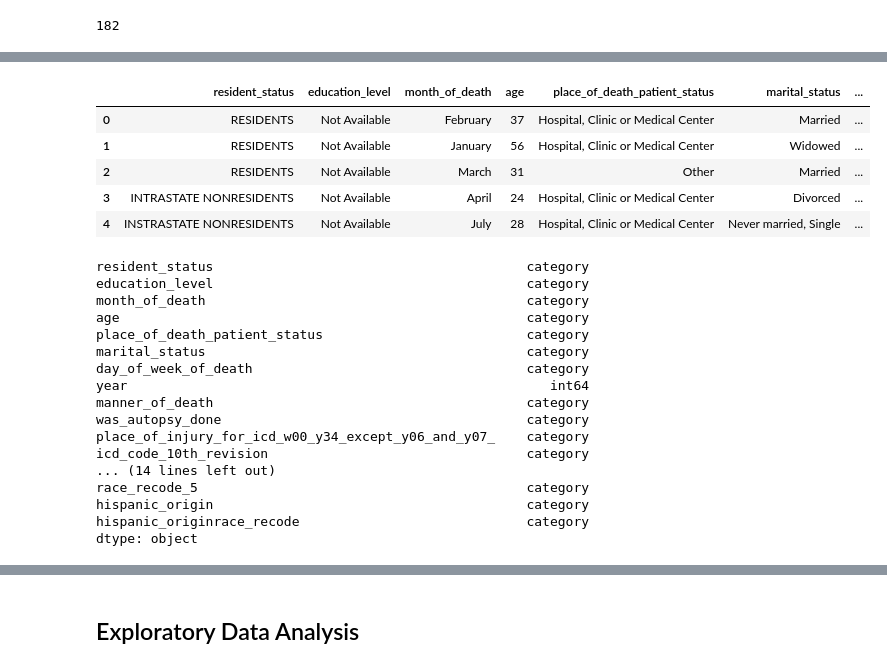
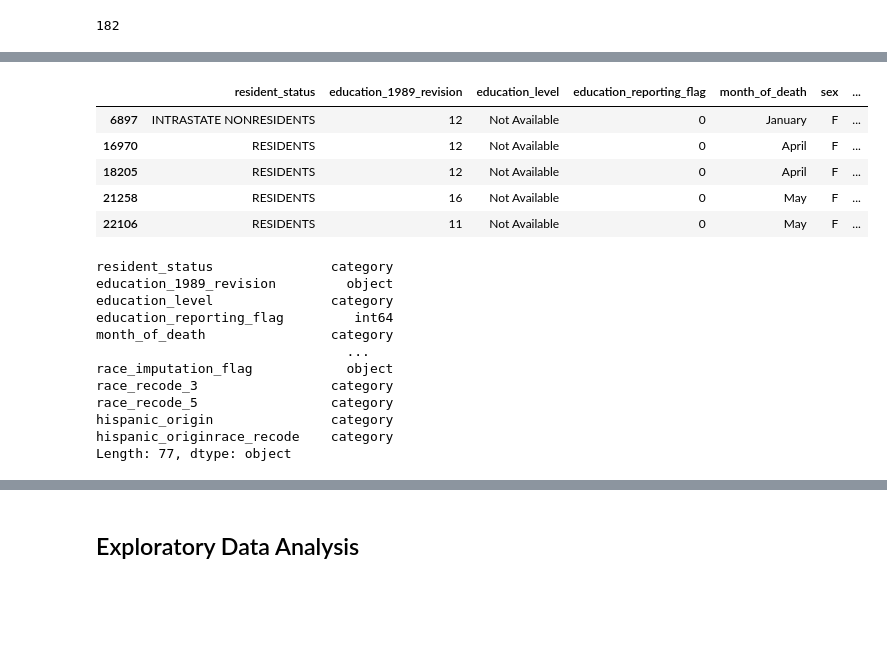
Before and after one commit to andrezafeu/maternal_mortality, a Jupyter notebook: maternal_mortality_in_the_usa.ipynb, the cells around one changed output, grey strips where cells are left out. Saved outputs shown, nothing was run; the diff lists cells and outputs as text; code cells hidden in the pictures; blank space fills up the shorter version.

```diff
--- a/maternal_mortality_in_the_usa.ipynb
+++ b/maternal_mortality_in_the_usa.ipynb
@@ -582,5 +472,5 @@ icd_code_10th_revision_dict={
     "O141" : "O141*"
 }
 # %%
-df_cleaned["icd_code_10th_revision"] = df_cleaned["icd_code_10th_revision"].replace(icd_code_10th_revision_dict).astype('category')
+df["icd_code_10th_revision"] = df["icd_code_10th_revision"].replace(icd_code_10th_revision_dict).astype('category')
 # %%
@@ -603,5 +493,5 @@ df_cleaned.shape
 # %%
-df_cleaned["hispanic_origin"] = df_cleaned.apply(lambda col: get_hispanic_origin(col['hispanic_origin']), axis=1)
+df["hispanic_origin"] = df.apply(lambda col: get_hispanic_origin(col['hispanic_origin']), axis=1)
 # %%
-df_cleaned["hispanic_origin"] = df_cleaned["hispanic_origin"].astype('category')
+df["hispanic_origin"] = df["hispanic_origin"].astype('category')
 # %%
@@ -625,5 +515,5 @@ df_cleaned.tail()
 # %%
-df_cleaned = df_cleaned.rename(
+df = df.rename(
     columns={'resident_status': 'resident_status',
              'education_2003_revision': 'education_level',
              'month_of_death': 'month_of_death' ,
@@ -638,7 +528,6 @@ df_cleaned = df_cleaned.rename(
              'icd_code_10th_revision':'icd_code_10th_revision',
              '358_cause_recode': '358_causes_of_death',
              '113_cause_recode': '113_causes_of_death',
-             '130_infant_cause_recode': '130_causes_of_infant_death',
              '39_cause_recode': '39_cause_recode',
              'number_of_entity_axis_conditions': 'number_of_entity_axis_conditions',
              'entity_condition_1': 'entity_condition_1',
@@ -660,31 +549,26 @@ df_cleaned = df_cleaned.rename(
  }
 )
 # %%
-df_cleaned.head()
+df.head()
 # %% [output]
-|  | resident_status | education_level | month_of_death | age | place_of_death_patient_status | marital_status | ... |
-| 0 | RESIDENTS | Not Available | February | 37 | Hospital, Clinic or Medical Center | Married | ... |
-| 1 | RESIDENTS | Not Available | January | 56 | Hospital, Clinic or Medical Center | Widowed | ... |
-| 2 | RESIDENTS | Not Available | March | 31 | Other | Married | ... |
-| 3 | INTRASTATE NONRESIDENTS | Not Available | April | 24 | Hospital, Clinic or Medical Center | Divorced | ... |
-| 4 | INSTRASTATE NONRESIDENTS | Not Available | July | 28 | Hospital, Clinic or Medical Center | Never married, Single | ... |
+|  | resident_status | education_1989_revision | education_level | education_reporting_flag | month_of_death | sex | ... |
+| 6897 | INTRASTATE NONRESIDENTS | 12 | Not Available | 0 | January | F | ... |
+| 16970 | RESIDENTS | 12 | Not Available | 0 | April | F | ... |
+| 18205 | RESIDENTS | 12 | Not Available | 0 | April | F | ... |
+| 21258 | RESIDENTS | 16 | Not Available | 0 | May | F | ... |
+| 22106 | RESIDENTS | 11 | Not Available | 0 | May | F | ... |
 # %%
-df_cleaned.dtypes
+df.dtypes
 # %% [output]
-resident_status                                        category
-education_level                                        category
-month_of_death                                         category
-age                                                    category
-place_of_death_patient_status                          category
-marital_status                                         category
-day_of_week_of_death                                   category
-year                                                      int64
-manner_of_death                                        category
-was_autopsy_done                                       category
-place_of_injury_for_icd_w00_y34_except_y06_and_y07_    category
-icd_code_10th_revision                                 category
-... (14 lines left out)
-race_recode_5                                          category
-hispanic_origin                                        category
-hispanic_originrace_recode                             category
-dtype: object
+resident_status               category
+education_1989_revision         object
+education_level               category
+education_reporting_flag         int64
+month_of_death                category
+                                ...
+race_imputation_flag            object
+race_recode_3                 category
+race_recode_5                 category
+hispanic_origin               category
+hispanic_originrace_recode    category
+Length: 77, dtype: object
```
Also changed, not shown: parts of 92 cells of this notebook, 3 other files.
